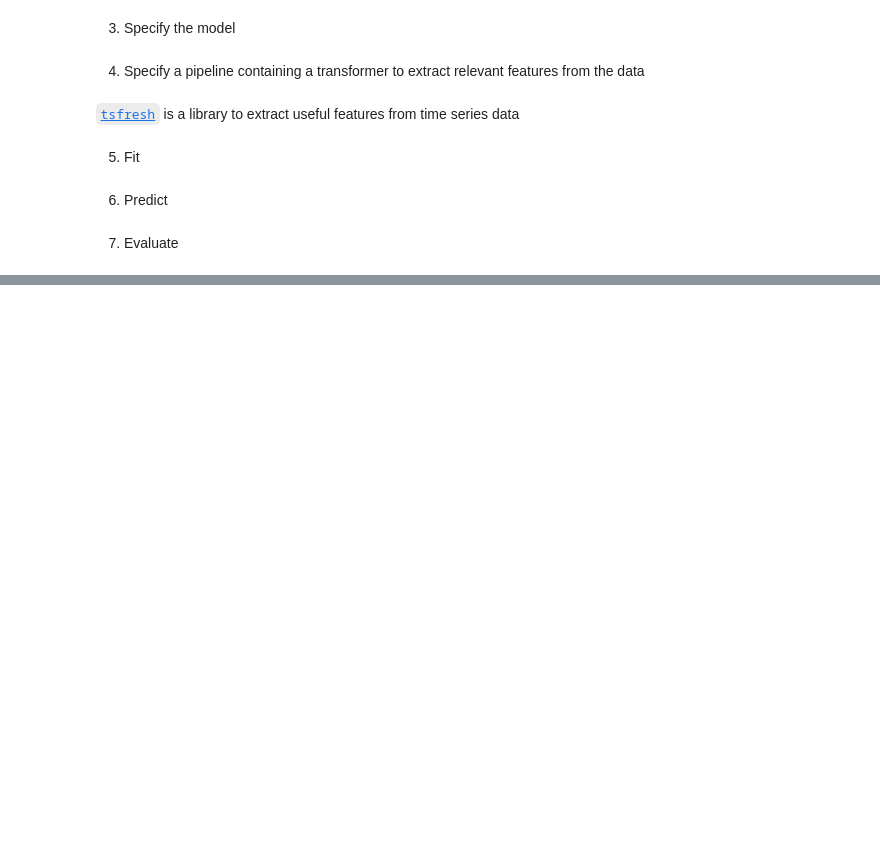
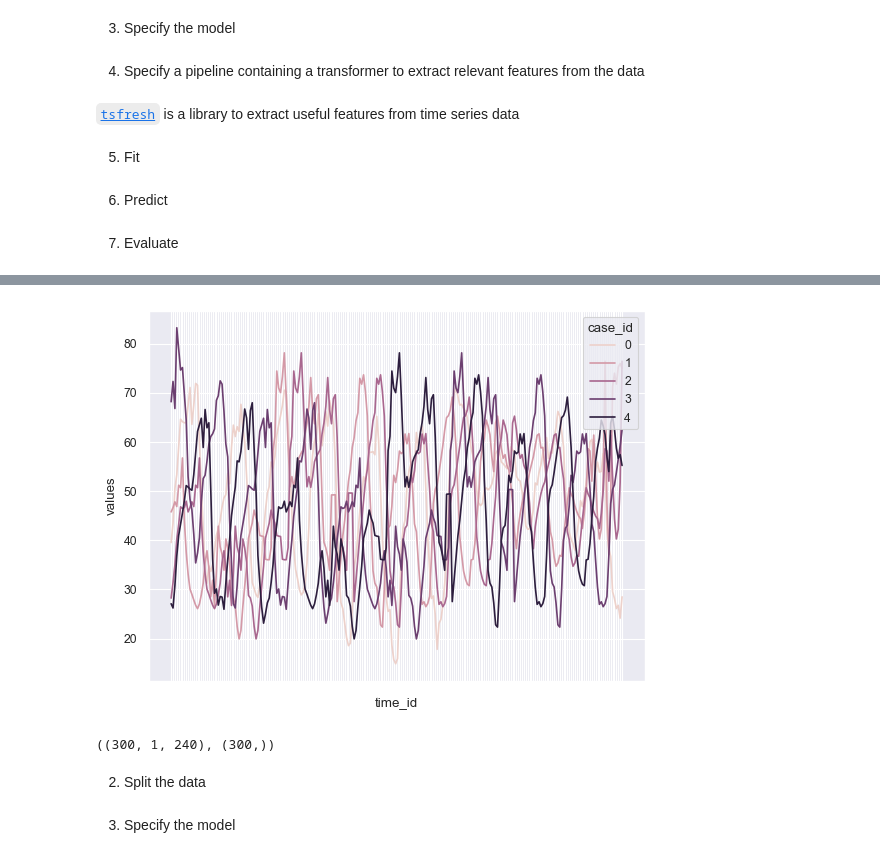
Before and after one commit to Edoch94/sktime-notes, a Jupyter notebook: 3_classification.ipynb, the cells around one changed output, grey strips where cells are left out. Saved outputs shown, nothing was run; the diff lists cells and outputs as text; code cells hidden in the pictures; blank space fills up the shorter version.

```diff
--- a/3_classification.ipynb
+++ b/3_classification.ipynb
@@ -240,0 +307,27 @@ classifier_pipeline = make_pipeline(
+# %%
+X_to_plot = X.head().stack()
+
+X_to_plot.name = 'values'
+
+X_to_plot.index.names = ['case_id','time_id']
+
+X_to_plot = X_to_plot.reset_index()
+
+sns.set_theme()
+with sns.plotting_context('paper'):
+    X_plot = sns.lineplot(data=X_to_plot, x='time_id', y='values', hue='case_id')
+    X_plot.set(xticklabels=[])
+# %% [output]
+[figure, added]
+# %%
+import numpy as np
+
+y_array = y.to_numpy()
+X_array = X.to_numpy()
+X_array = np.expand_dims(X_array, axis=1)
+
+X_array.shape, y_array.shape
+# %% [output]
+((300, 1, 240), (300,))
+# %% [markdown]
+2. Split the data
@@ -240,0 +338,2 @@ classifier_pipeline = make_pipeline(
+# %% [markdown]
+3. Specify the model
```
Also changed, not shown: parts of 70 cells of this notebook.
